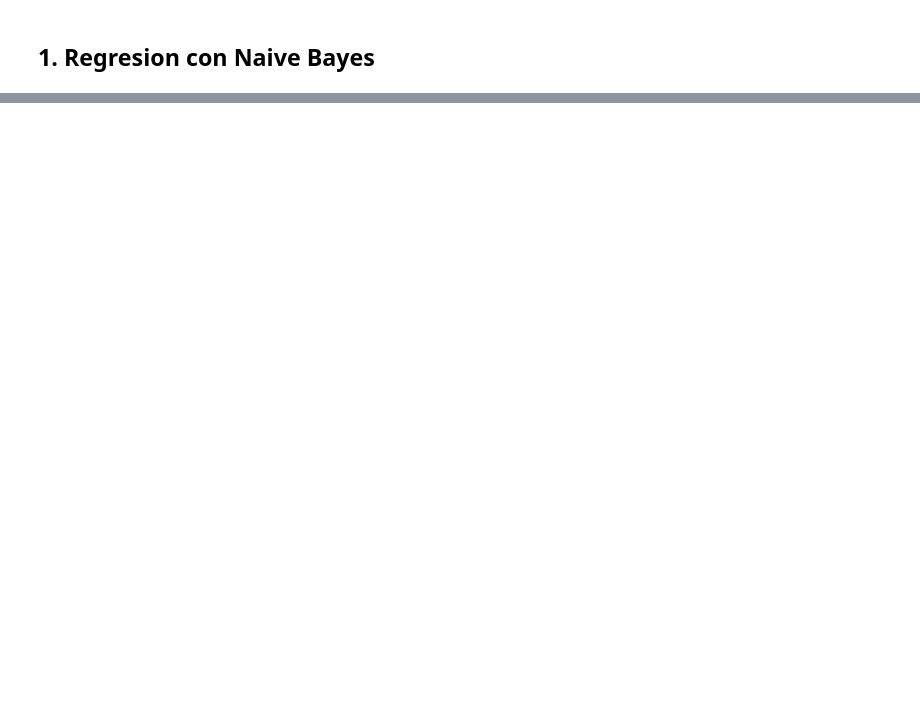
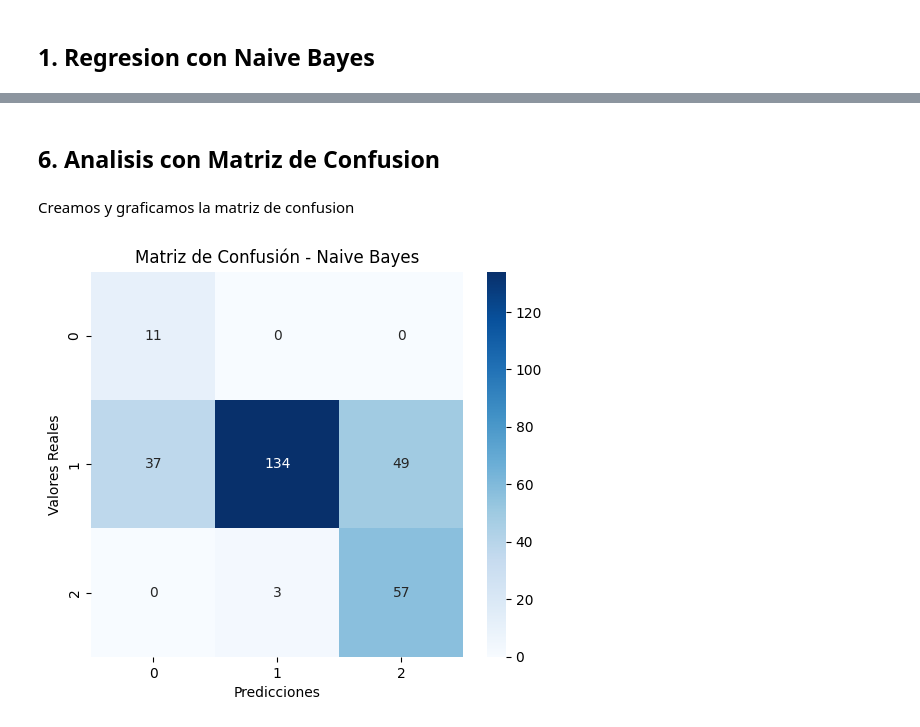
Before and after one commit to DiegoLinares11/Modelos-de-Regresion-Lineal, a Jupyter notebook: Entrega3/NaiveBayes.ipynb, the cells around one changed output, grey strips where cells are left out. Cells and saved outputs as stored; diff of their text form; code cells hidden in the pictures; blank space fills up the shorter version.

```diff
--- a/Entrega3/NaiveBayes.ipynb
+++ b/Entrega3/NaiveBayes.ipynb
@@ -540,0 +564,11 @@ Tamaño de test: 291
+# %%
+def categorize_price(price):
+  if price < 85000:
+    return 0
+  elif price < 225000:
+    return 1
+  else:
+    return 2
+
+train_set_strat['PriceCategory'] = train_set_strat['SalePrice'].apply(categorize_price)
+test_set_strat['PriceCategory'] = test_set_strat['SalePrice'].apply(categorize_price)
@@ -540,0 +577,6 @@ Tamaño de test: 291
+# %%
+X_train = train_set_strat.drop(columns=['SalePrice', 'PriceCategory'])
+Y_train = train_set_strat['PriceCategory']
+
+X_test = test_set_strat.drop(columns=['SalePrice', 'PriceCategory'])
+Y_test = test_set_strat['PriceCategory']
@@ -540,0 +585,4 @@ Tamaño de test: 291
+# %%
+model = GaussianNB()
+
+model.fit(X_train, Y_train)
@@ -540,0 +595,2 @@ Tamaño de test: 291
+# %%
+Y_pred = model.predict(X_test)
@@ -540,0 +612,20 @@ Tamaño de test: 291
+# %% [markdown]
+## 6. Analisis con Matriz de Confusion
+# %% [markdown]
+Creamos y graficamos la matriz de confusion
+# %%
+# Calcular la matriz de confusión
+cm = confusion_matrix(Y_test, Y_pred)
+
+# Definir etiquetas de clases
+class_labels = model.classes_
+
+# Crear el heatmap con Seaborn
+plt.figure(figsize=(6,5))
+sns.heatmap(cm, annot=True, fmt='d', cmap='Blues', xticklabels=class_labels, yticklabels=class_labels)
+plt.xlabel("Predicciones")
+plt.ylabel("Valores Reales")
+plt.title("Matriz de Confusión - Naive Bayes")
+plt.show()
+# %% [output]
+[figure, added]
```
Also changed, not shown: parts of 18 cells of this notebook.
